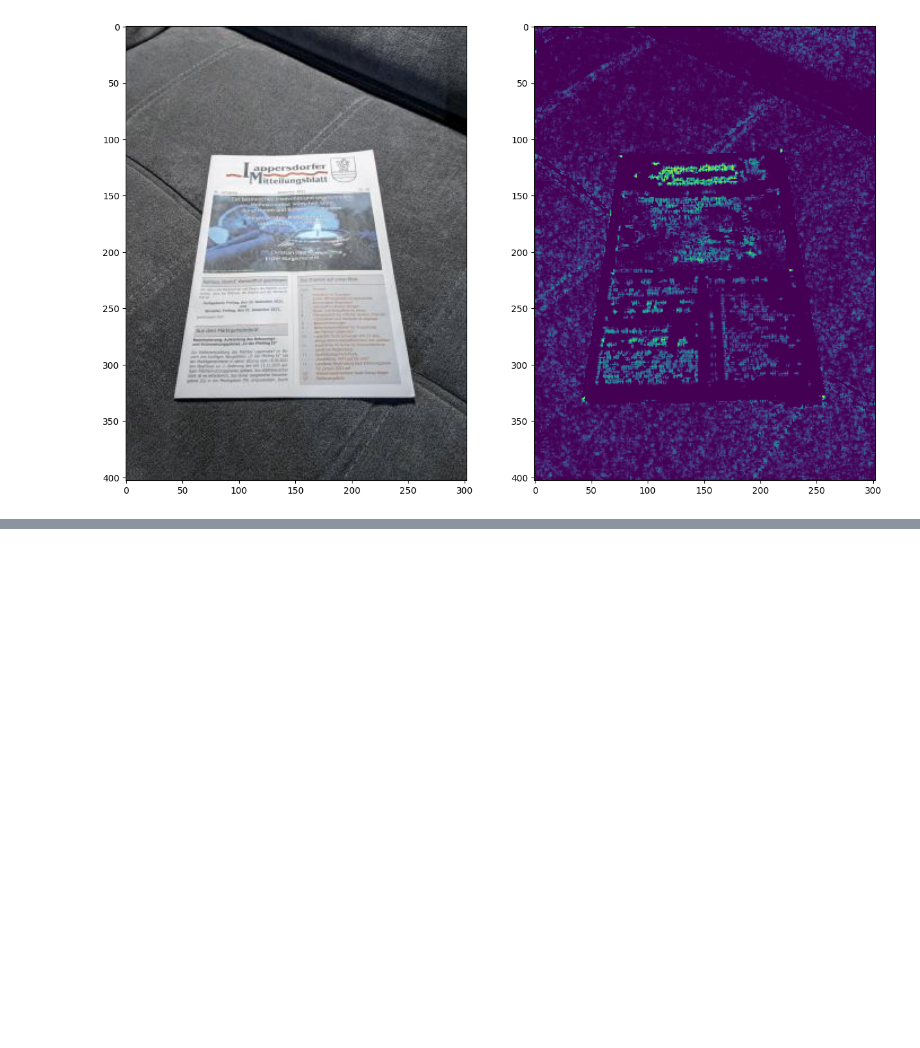
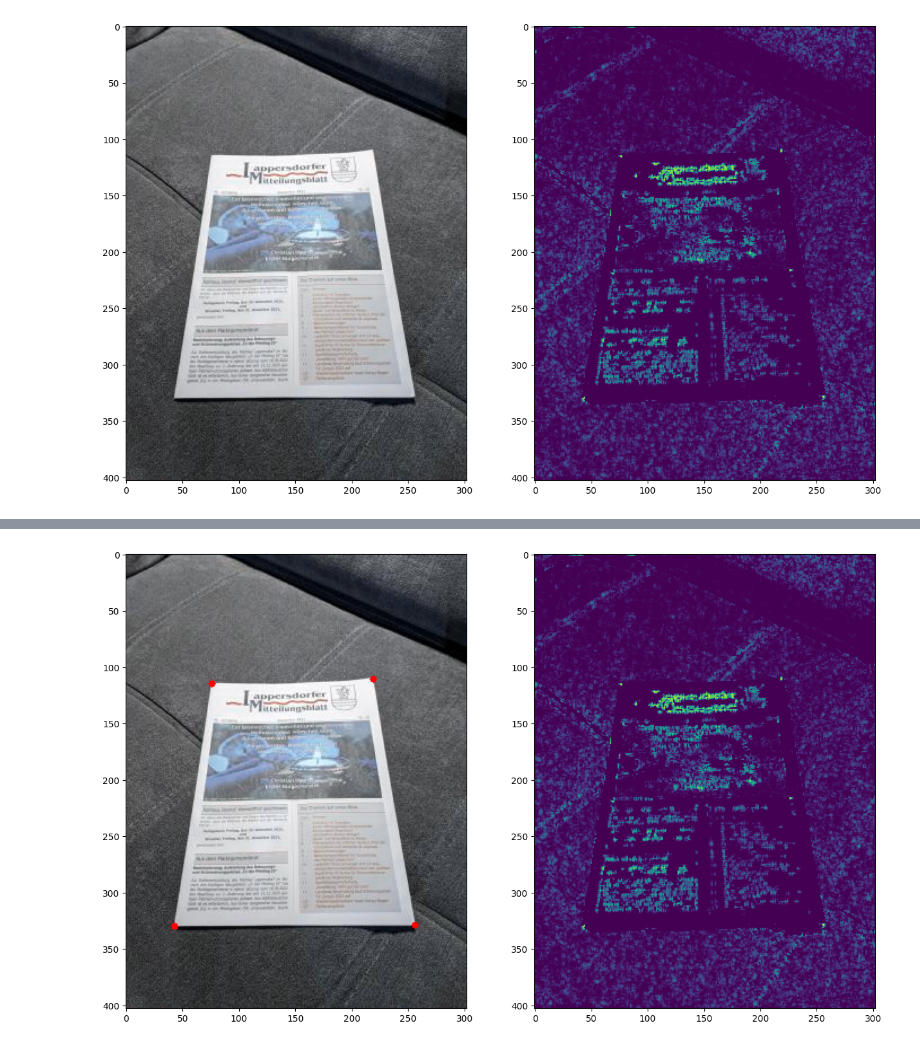
Before and after one commit to sergiyromanenko/CV-HW, a Jupyter notebook: lesson_6/homework/Homework.ipynb, the cells around one changed output, grey strips where cells are left out. Cells and saved outputs as stored; diff of their text form; code cells hidden in the pictures; blank space fills up the shorter version.

```diff
--- a/lesson_6/homework/Homework.ipynb
+++ b/lesson_6/homework/Homework.ipynb
@@ -76,3 +76,90 @@ For that purpose, let's design a custom feature descriptor suitable to detect th
 ![Top-left corner](../data/document_descriptor_example.jpg "Top-left corner")
 
 A good descriptor of that corner, given a certain neghbouring region, would be to assess that the bottom-right quadrant is (much) brighter than the other three quadrants (i.e. top-left, top-right, bottom-left). Let's then implement it :-) I'll do the implementation for the top-left corner, you shall do the rest.
+# %%
+# Detection thresholds
+th_top_left, th_top_right = -1e6, -1e6
+th_bottom_left, th_bottom_right = -1e6, -1e6
+
+# Corner coordinates
+opt_top_left, opt_top_right = None, None
+opt_bottom_left, opt_bottom_right = None, None
+
+# Size of each quadrant (in pixels)
+quad_size = 7
+
+# Let's now scan the Harris detection results
+for r in range(quad_size, rows-quad_size):
+    for c in range(quad_size, cols-quad_size):
+        # Edges with too small cornerness score are discarded, -7 seems like a good value
+        if cornerness[r, c] < -7:
+            continue
+
+        # Extract block consisting of 4 quadrants
+        block = 255*gray[r-quad_size:r+quad_size+1, c-quad_size:c+quad_size+1]
+
+        # Extract the four quandrants
+        quad_top_left = block[0:quad_size, 0:quad_size]
+        quad_top_right = block[0:quad_size, -quad_size:]
+        quad_bottom_left = block[-quad_size:, 0:quad_size]
+        quad_bottom_right = block[-quad_size:, -quad_size:]
+
+        # Top-left corner
+        # For the top-left document corner, the bottom-right quadrant is mostly paper and the rest is
+        # darker background. Therefore, I suggest the descriptor to be the average difference between
+        # the paper quandrant and the sum of the 3 remaining bakcground quandrants
+        descriptor = np.mean(quad_bottom_right) - \
+                     np.mean(quad_top_left) - \
+                     np.mean(quad_top_right) - \
+                     np.mean(quad_bottom_left)
+        # Let's detect the best descriptor
+        if descriptor > th_top_left:
+            # We update the threshold
+            th_top_left = descriptor
+            # And we update the optimal location
+            opt_top_left = (c, r)
+
+
+        # Top-right corner
+        descriptor = np.mean(quad_bottom_left) - \
+                     np.mean(quad_top_left) - \
+                     np.mean(quad_top_right) - \
+                     np.mean(quad_bottom_right)
+        # Let's detect the best descriptor
+        if descriptor > th_top_right:
+            th_top_right = descriptor
+            opt_top_right = (c, r)
+
+
+        # Bottom-left corner
+        descriptor = np.mean(quad_top_right) - \
+                     np.mean(quad_top_left) - \
+                     np.mean(quad_bottom_left) - \
+                     np.mean(quad_bottom_right)
+
+        # Let's detect the best descriptor
+        if descriptor > th_bottom_left:
+            th_bottom_left = descriptor
+            opt_bottom_left = (c, r)
+
+
+        # Bottom-right corner
+        descriptor = np.mean(quad_top_left) - \
+                     np.mean(quad_top_right) - \
+                     np.mean(quad_bottom_left) - \
+                     np.mean(quad_bottom_right)
+        # Let's detect the best descriptor
+        if descriptor > th_bottom_right:
+            th_bottom_right = descriptor
+            opt_bottom_right = (c, r)
+
+# Let's draw circles at the detected corners
+out = cv2.circle(img, opt_top_left, 3, (255,0,0), -1)
+out = cv2.circle(img, opt_top_right, 3, (255,0,0), -1)
+out = cv2.circle(img, opt_bottom_left, 3, (255,0,0), -1)
+out = cv2.circle(img, opt_bottom_right, 3, (255,0,0), -1)
+
+# And finally we plot the images (with the detected document corners)
+plt.subplot(121), plt.imshow(out)
+plt.subplot(122), plt.imshow(cornerness)
+# %% [output]
@@ -79,3 +167,4 @@ A good descriptor of that corner, given a certain neghbouring region, would be t
+[figure, added]
 # %% [markdown]
 ### Questions
 * Does it matter whether the picture has been taken by a 1Mpx camera or a 12Mpx camera? How?
```
Also changed, not shown: parts of 2 cells of this notebook.
